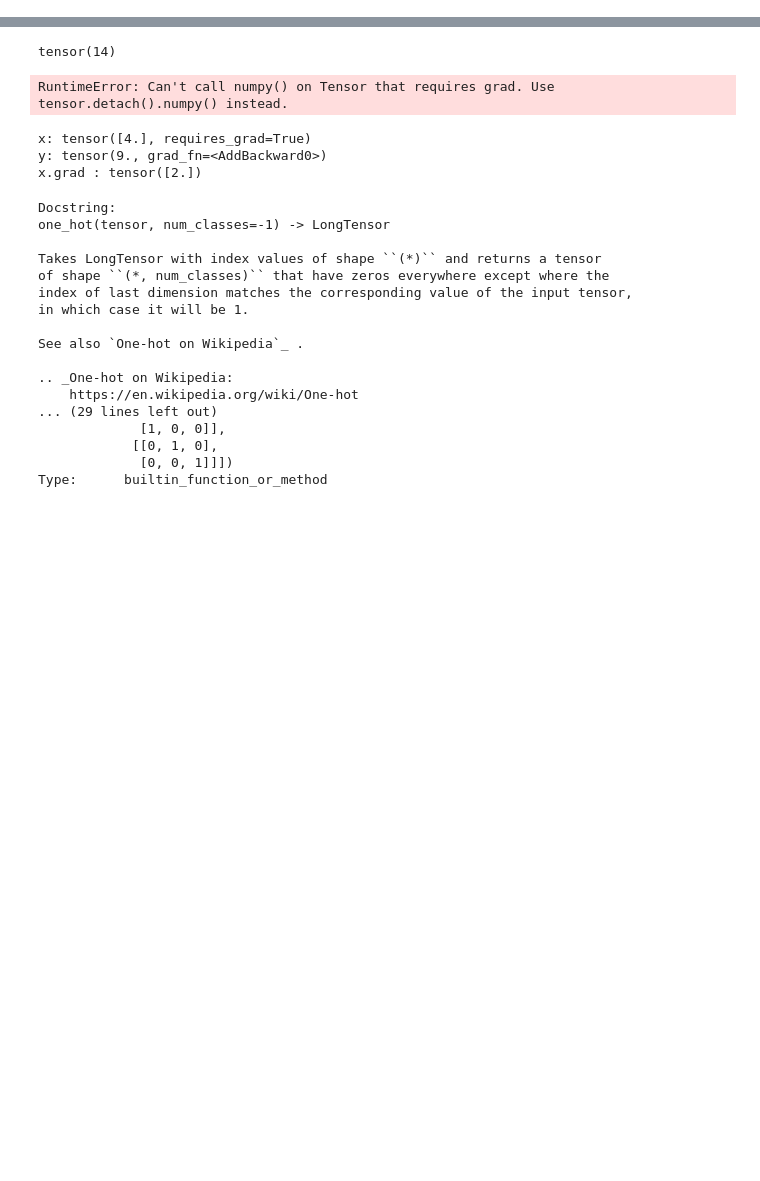
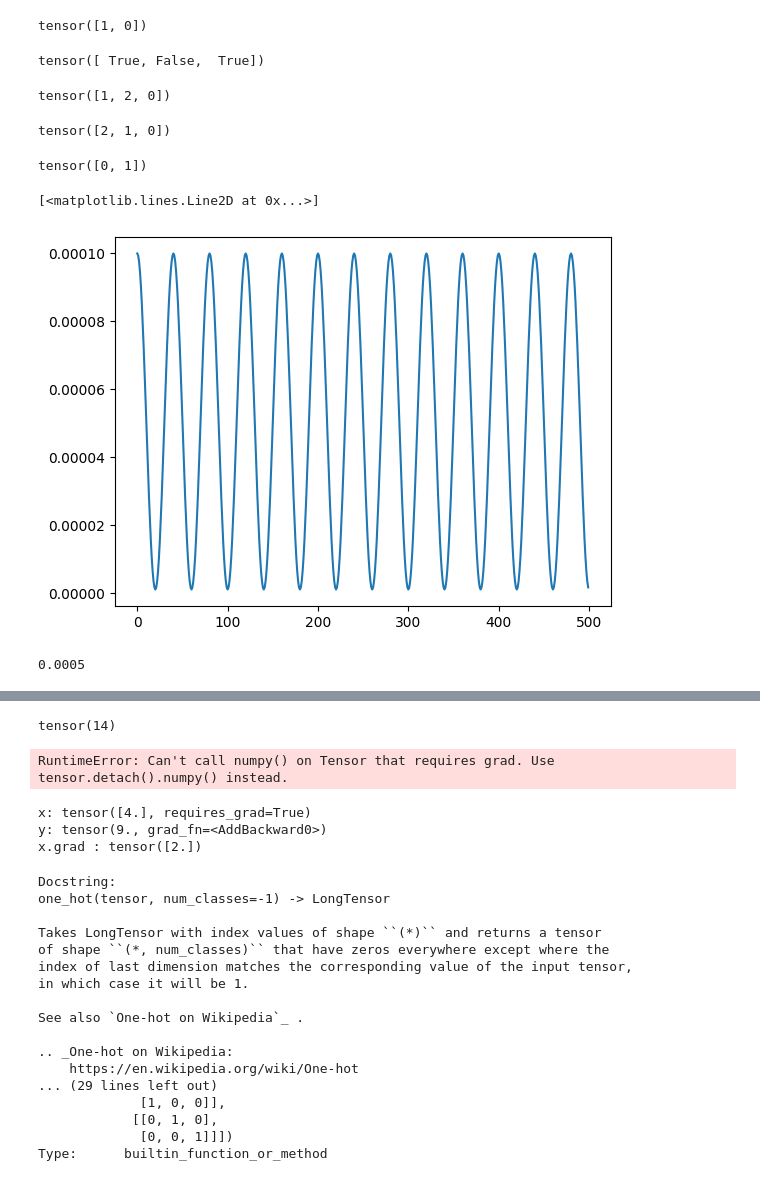
Before and after one commit to ashish-panchal-marl/Tiny_risk_environment, a Jupyter notebook: evaluate_models.ipynb, the cells around one changed output, grey strips where cells are left out. Saved outputs shown, nothing was run; the diff lists cells and outputs as text; code cells hidden in the pictures; blank space fills up the shorter version.

```diff
--- a/evaluate_models.ipynb
+++ b/evaluate_models.ipynb
@@ -53,0 +67,5 @@ tensor([0.3711, 0.5130])
+# %%
+a_b = Board()
+# %%
+for i in a_b.territories[:,0]:
+    print(i)
@@ -53,0 +188,60 @@ tensor([0.3711, 0.5130])
+# %%
+max_indices[mask.sum(1)>1]
+# %% [output]
+tensor([1, 0])
+# %%
+mask.sum(1)>1
+# %% [output]
+tensor([ True, False,  True])
+# %%
+max_indices
+# %% [output]
+tensor([1, 2, 0])
+# %%
+random_indices
+# %% [output]
+tensor([2, 1, 0])
+# %%
+m.argmax(dim=1)
+# %% [output]
+tensor([0, 1])
+# %%
+import torch.nn as nn
+import matplotlib.pyplot as plt
+class SimpleNN(nn.Module):
+    def __init__(self, input_size, hidden_size, output_size):
+        super(SimpleNN, self).__init__()
+        self.fc1 = nn.Linear(input_size, hidden_size)
+        self.relu = nn.ReLU()
+        self.fc2 = nn.Linear(hidden_size, output_size)
+
+    def forward(self, x):
+        out = self.fc1(x)
+        out = self.relu(out)
+        out = self.fc2(out)
+        return out
+model = SimpleNN(2,2,2)
+
+my_optimizer = torch.optim.AdamW(model.parameters(),
+                lr=0.0001)
+
+my_lr_scheduler = torch.optim.lr_scheduler.CosineAnnealingLR( my_optimizer,
+                                                20, eta_min=1e-6)
+
+#my_lr_scheduler = torch.optim.lr_scheduler.CosineAnnealingWarmRestarts(my_optimizer, T_0=5, T_mult=2, eta_min=1e-6)
+
+
+
+lr_ = []
+for i in range(500):
+    #lr_.append(my_lr_scheduler.get_lr()[0])
+    lr_.append(my_optimizer.param_groups[0]["lr"])
+    my_lr_scheduler.step()
+plt.plot(lr_)
+# %% [output]
+[<matplotlib.lines.Line2D at 0x...>]
+[figure, added]
+# %%
+5e-4
+# %% [output]
+0.0005
```
Also changed, not shown: parts of 48 cells of this notebook, 3 other files.
